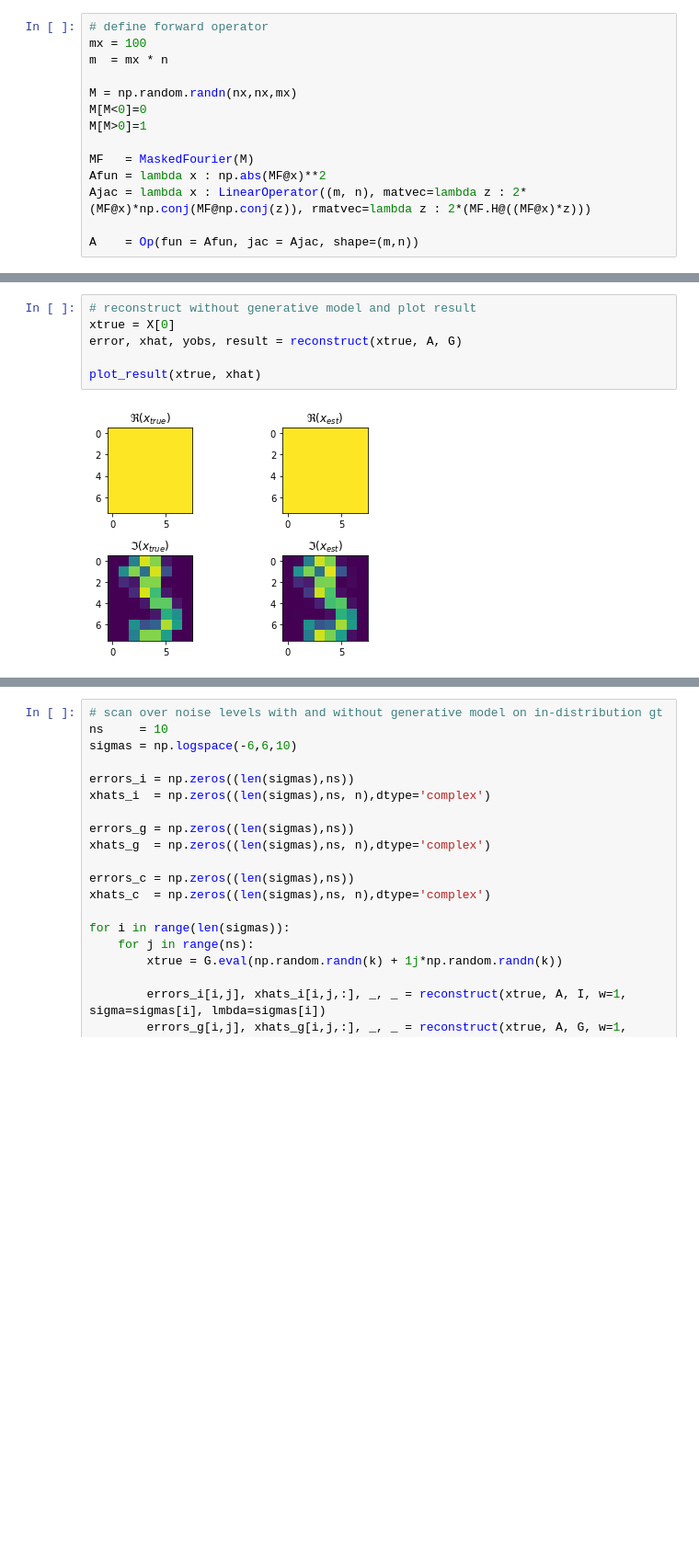
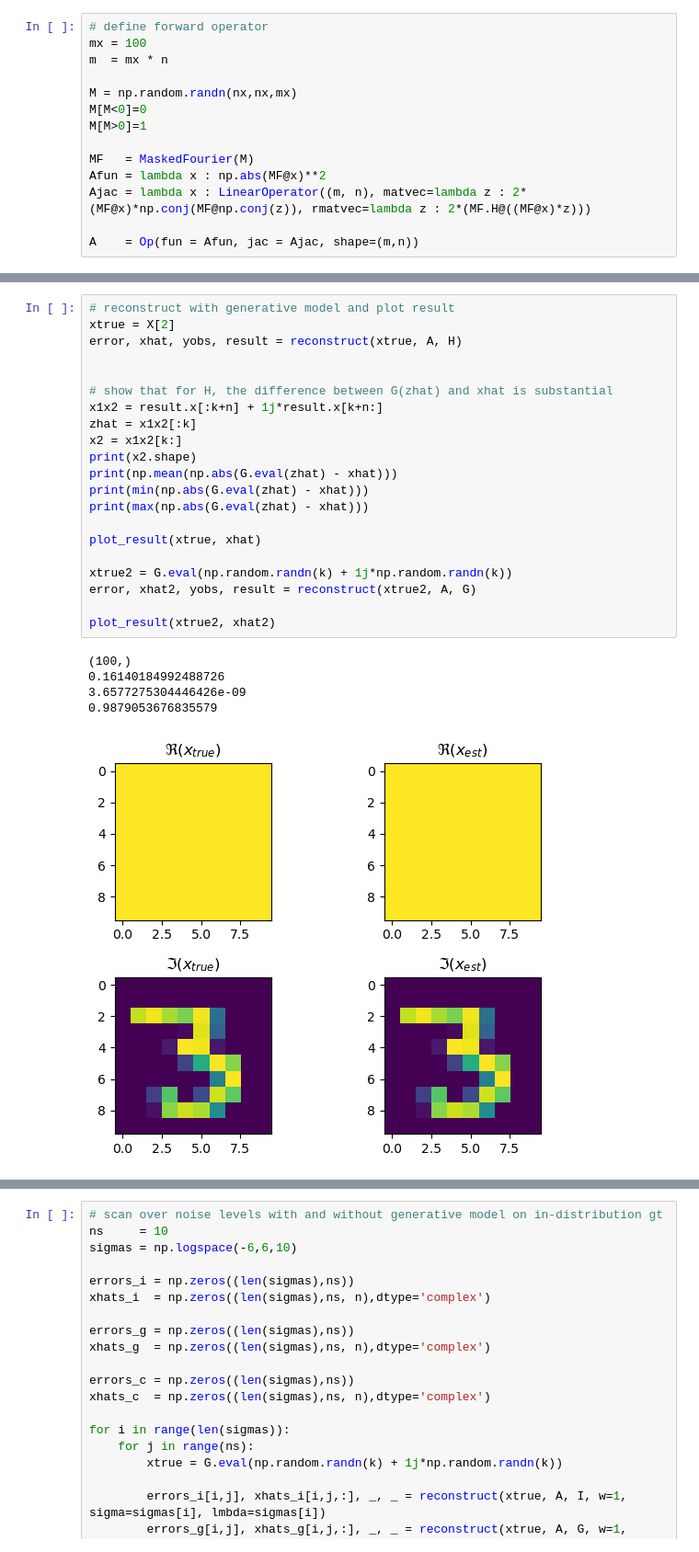
Before and after one commit to Ava99999/signal-thesis, a Jupyter notebook: Github PtyGenography/ptygenography_original.ipynb, the cells around one changed output, grey strips where cells are left out. Shown at 92% size. Cells and saved outputs as stored; diff of their text form; blank space fills up the shorter version.

```diff
--- a/Github PtyGenography/ptygenography_original.ipynb
+++ b/Github PtyGenography/ptygenography_original.ipynb
@@ -265,8 +284,27 @@ plt.legend()
-# %%
-# reconstruct without generative model and plot result
-xtrue = X[0]
-error, xhat, yobs, result = reconstruct(xtrue, A, G)
-
-plot_result(xtrue, xhat)
-# %% [output]
-[figure, removed]
+# %%
+# reconstruct with generative model and plot result
+xtrue = X[2]
+error, xhat, yobs, result = reconstruct(xtrue, A, H)
+
+
+# show that for H, the difference between G(zhat) and xhat is substantial
+x1x2 = result.x[:k+n] + 1j*result.x[k+n:]
+zhat = x1x2[:k]
+x2 = x1x2[k:]
+print(x2.shape)
+print(np.mean(np.abs(G.eval(zhat) - xhat)))
+print(min(np.abs(G.eval(zhat) - xhat)))
+print(max(np.abs(G.eval(zhat) - xhat)))
+
+plot_result(xtrue, xhat)
+
+xtrue2 = G.eval(np.random.randn(k) + 1j*np.random.randn(k))
+error, xhat2, yobs, result = reconstruct(xtrue2, A, G)
+
+plot_result(xtrue2, xhat2)
+# %% [output]
+(100,)
+0.16140184992488726
+3.6577275304446426e-09
+0.9879053676835579
+[figure, added]
```
Also changed, not shown: parts of 13 cells of this notebook, 3 other files.
